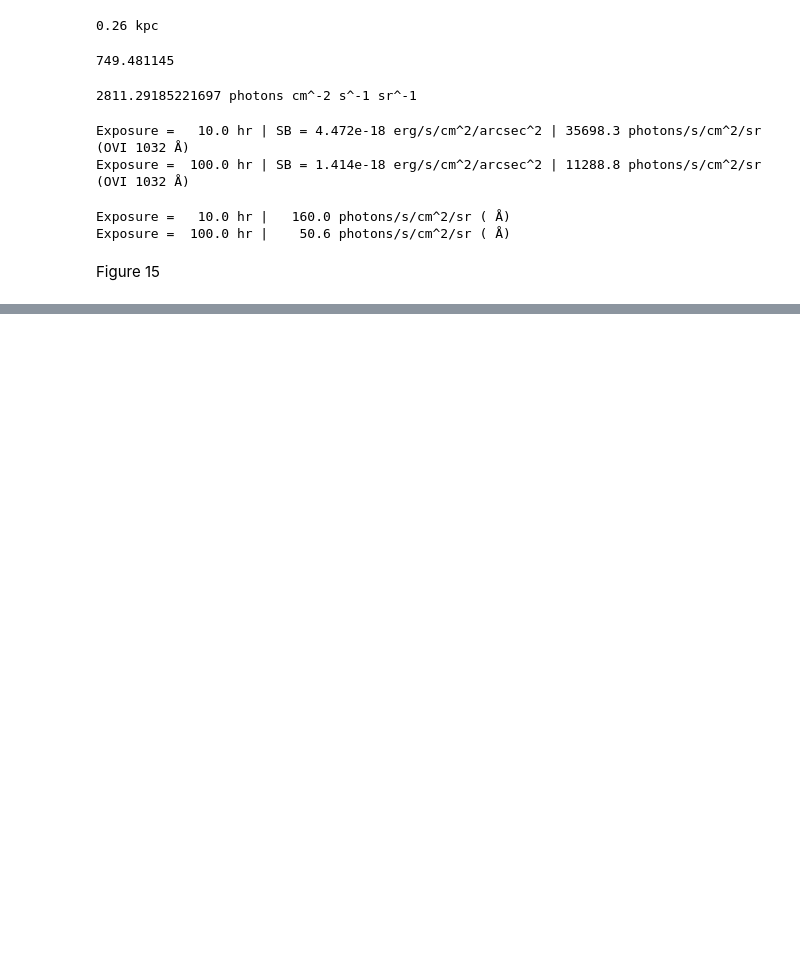
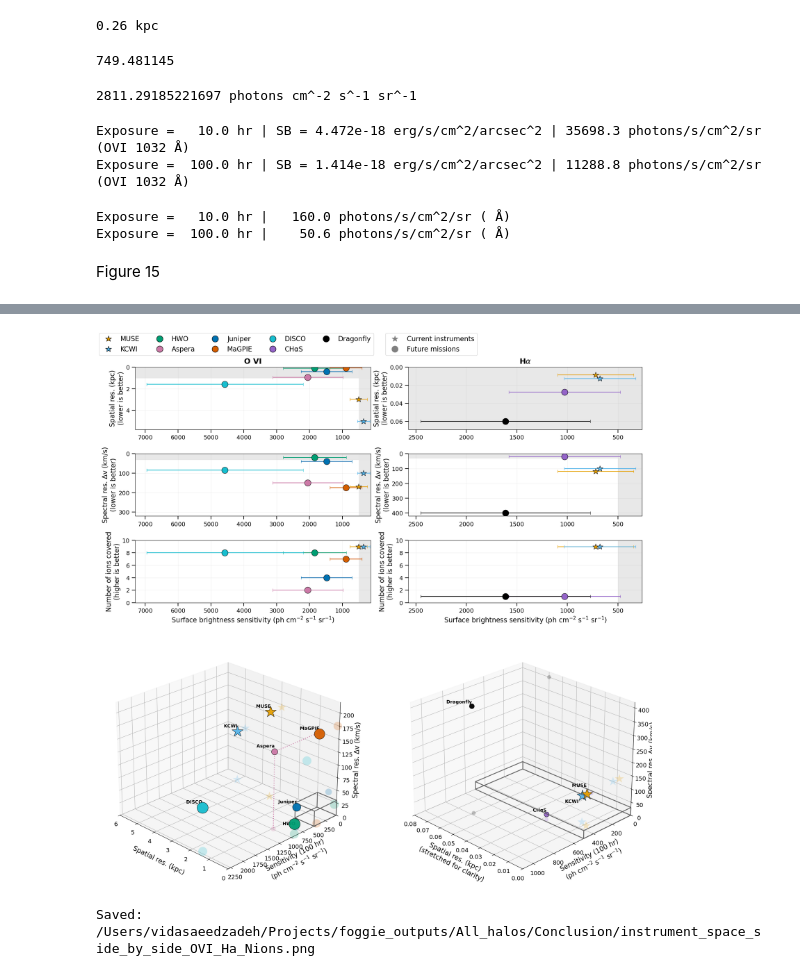
Before and after one commit to foggie-sims/foggie, a Jupyter notebook: foggie/paper_plots/FOGGIE_XIV/FOGGIEXIV_plots_Sec6.ipynb, the cells around one changed output, grey strips where cells are left out. Drawn from its saved outputs; the diff is of its cells as text; code cells hidden in the pictures; blank space fills up the shorter version.

Commit message:
Adding DISCO to 3D instruments comparison figure (fig 14 of FOGGIE XIV)

```diff
--- a/foggie/paper_plots/FOGGIE_XIV/FOGGIEXIV_plots_Sec6.ipynb
+++ b/foggie/paper_plots/FOGGIE_XIV/FOGGIEXIV_plots_Sec6.ipynb
@@ -645,6 +352,7 @@ wong_colors = [
     "#CC79A7",  # pink/purple
     "#0072B2",  # blue
     "#D55E00",  # vermillion
+    "#17BECF",  # cyan
     "#9464C8",  # dark purple
     "#000000",  # black
 ]
@@ -657,6 +365,7 @@ all_instruments_ordered = [
     "Aspera",
     "Juniper",
     "MaGPIE",
+    "DISCO",
     "CHαS",
     "Dragonfly",
 ]
@@ -863,9 +572,9 @@ def make_legends(fig, all_instruments, current, instr2color):
     ]
 
     fig.legend(handles=instr_handles, loc='upper center',
-               bbox_to_anchor=(0.25, 1.05), ncol=4, frameon=True, fontsize=16)
+               bbox_to_anchor=(0.25, 1.05), ncol=5, frameon=True, fontsize=16)
     fig.legend(handles=status_handles, loc='upper right',
-               bbox_to_anchor=(0.65, 1.05), frameon=True, fontsize=16)
+               bbox_to_anchor=(0.70, 1.05), frameon=True, fontsize=16)
 
 
 # ------------------------------------------------------------
@@ -881,6 +590,7 @@ rows_ovi = [
     ("MaGPIE",  0.09,  174, 174, 1381,  405, 7),
     ("MUSE",    2.996,  170, 170,  778,  246, 9),
     ("KCWI",    5.011,  100, 100,  547,  173, 9),
+    ("DISCO",   1.6,   84,  84, 6957,  2200, 8), #assuming z_min = 0.01 and spatial res = 8 arcsec
 ]
 
 rows_ha = [
@@ -907,6 +617,7 @@ all_instruments_ordered = [
     "Aspera",
     "Juniper",
     "MaGPIE",
+    "DISCO",
     "CHαS",
     "Dragonfly",
 ]
@@ -945,32 +656,35 @@ axA2, axB2, axC2, xlim_ha = plot_column(
     label_offsets=label_offsets_ha,
     shade_x=500, shade_yA=1.0, shade_yB=30.0
 )
 
 # Bottom row: 3D plots
 axD1 = fig.add_subplot(outer[1, 0], projection='3d')
 axD2 = fig.add_subplot(outer[1, 1], projection='3d')
 
 plot_3d(axD1, df_ovi, current, instr2color, label_offsets=label_offsets_ovi,
-        xlim=(0, 6), ylim=(0, 1100), zlim=(0, 220),
+        xlim=(0, 6), ylim=(0, 2300), zlim=(0, 220),
         corner=(1.0, 500.0, 30.0), view=(25,135))
 
 # Hα has much smaller spatial scale, so give it its own x/z limits (otherwise it collapses near x=0)
 plot_3d(axD2, df_ha, current, instr2color, label_offsets=label_offsets_ha,
         xlim=(0, 0.08), ylim=(0, 1100), zlim=(0, 420),
         corner=(0.08, 500.0, 30.0), view=(25,135),
         xlabel="Spatial res. (kpc)\n(stretched for clarity)")
 
 # Shared legends (top)
 make_legends(fig, all_instruments, current, instr2color)
 
 
 # ------------------------------------------------------------
 # Save
 # ------------------------------------------------------------
 output_path = '/Users/vidasaeedzadeh/Projects/foggie_outputs/All_halos/Conclusion/'
 os.makedirs(output_path, exist_ok=True)
 out_file = os.path.join(output_path, 'instrument_space_side_by_side_OVI_Ha_Nions.png')
 plt.subplots_adjust(right=0.88)
-plt.savefig(out_file, dpi=300, bbox_inches='tight',pad_inches=0.5, facecolor='white')
+#plt.savefig(out_file, dpi=300, bbox_inches='tight',pad_inches=0.5, facecolor='white')
 plt.show()
 print(f"Saved: {out_file}")
+# %% [output]
+[figure, added]
+Saved: /Users/vidasaeedzadeh/Projects/foggie_outputs/All_halos/Conclusion/instrument_space_side_by_side_OVI_Ha_Nions.png
```
Also changed, not shown: parts of 1 cell of this notebook.
